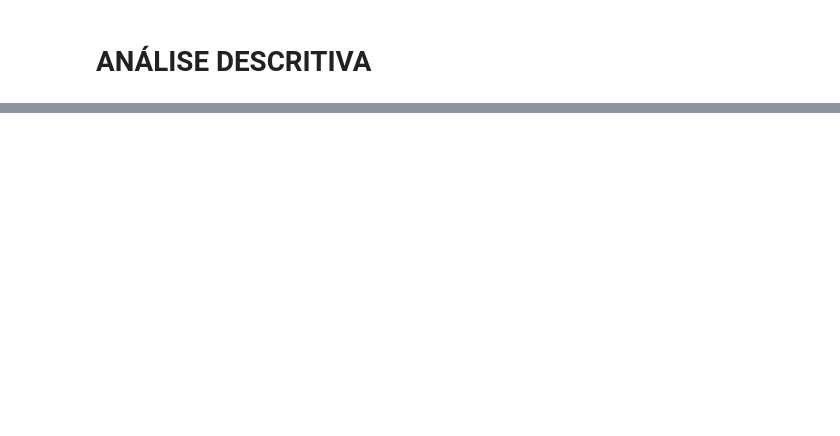
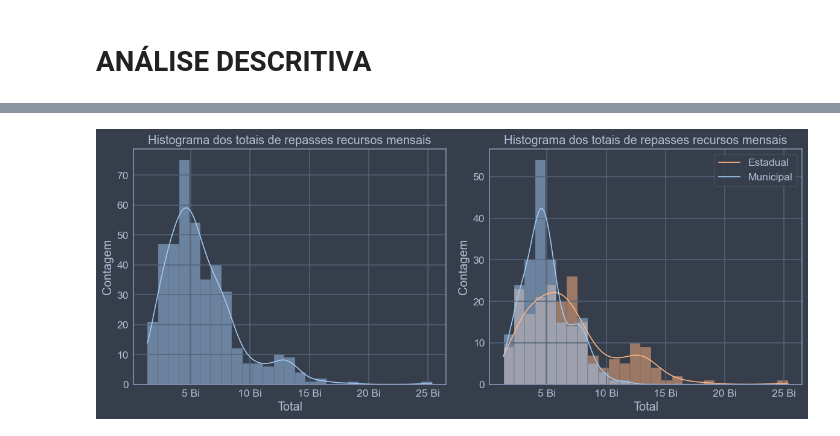
Before and after one commit to AdrianSBar/Repasses_FUNDEB, a Jupyter notebook: 1_DDA.ipynb, the cells around one changed output, grey strips where cells are left out. Cells and saved outputs as stored; diff of their text form; code cells hidden in the pictures; blank space fills up the shorter version.

```diff
--- a/1_DDA.ipynb
+++ b/1_DDA.ipynb
@@ -404,0 +182,49 @@ g.show()
+# %%
+# Histograma
+## Figura
+fig, axis = plt.subplots(1,2,figsize=(12,5))
+
+
+
+## Gráfico 01
+### Dados gráfico
+df = df_base.groupby(['data', 'esfera']).sum()
+### Gráfico
+sns.histplot(
+    data=df,
+    ax=axis[0],
+    x='total',
+    kde=True,
+)
+### Configurações
+axis[0].set(title='Histograma dos totais de repasses recursos mensais', ylabel='Contagem', xlabel='Total')
+
+
+
+## Gráfico 02
+### Dados
+df = df.copy()
+### Gráfico
+sns.histplot(
+    data=df,
+    ax=axis[1],
+    x='total',
+    kde=True,
+    hue='esfera'
+)
+### Configurações
+axis[1].set(title='Histograma dos totais de repasses recursos mensais', ylabel='Contagem', xlabel='Total')
+axis[1].legend(labels=['Estadual', 'Municipal'])
+
+
+
+## Configurações gerais
+for axi in axis:
+    axi.xaxis.set_major_formatter(currency)
+
+
+## Plot
+plt.tight_layout()
+plt.show()
+# %% [output]
+[figure, added]
```
Also changed, not shown: parts of 67 cells of this notebook, 4 other files.
